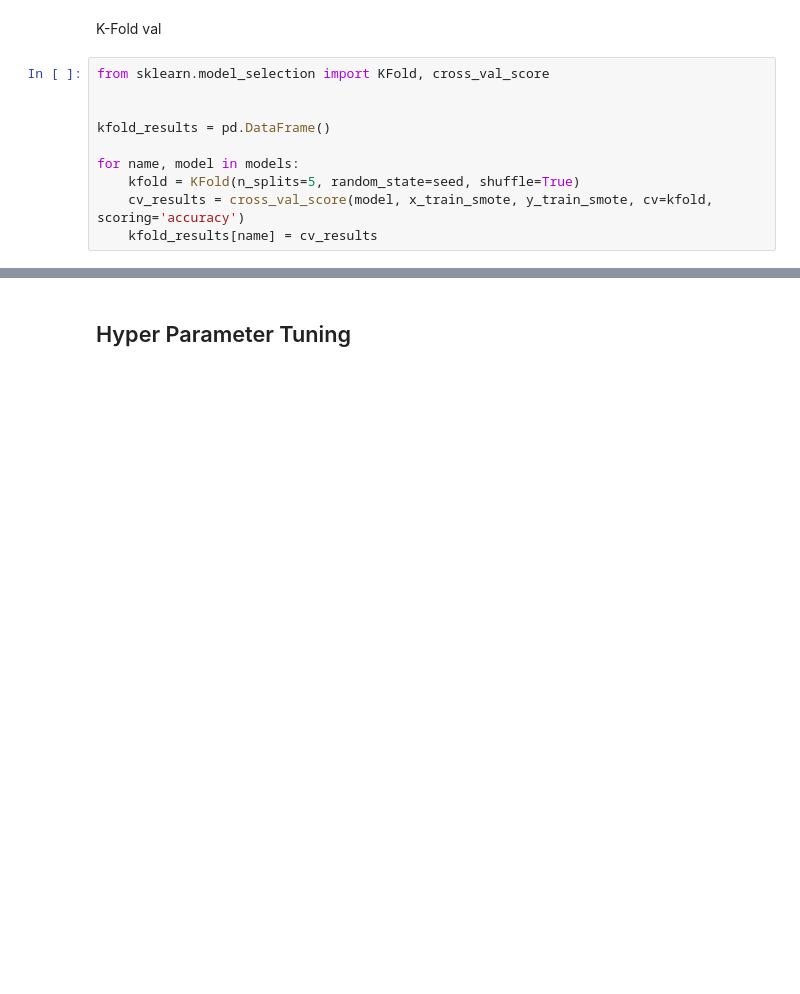
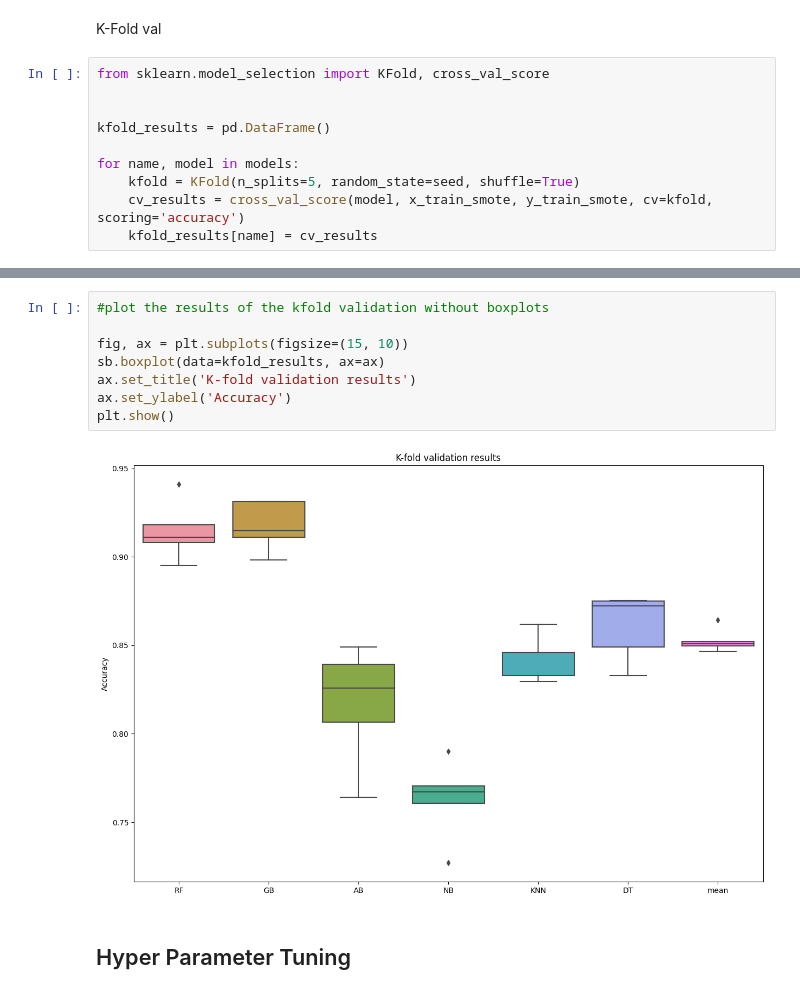
Before and after one commit to maikuvit/Space-Capybaras-Final-Project, a Jupyter notebook: HousePricesSpaceCapybaras_Model.ipynb, the cells around one changed output, grey strips where cells are left out. Drawn from its saved outputs; the diff is of its cells as text; blank space fills up the shorter version.

```diff
--- a/HousePricesSpaceCapybaras_Model.ipynb
+++ b/HousePricesSpaceCapybaras_Model.ipynb
@@ -131,3 +131,13 @@ kfold_results
+# %%
+#plot the results of the kfold validation without boxplots
+
+fig, ax = plt.subplots(figsize=(15, 10))
+sb.boxplot(data=kfold_results, ax=ax)
+ax.set_title('K-fold validation results')
+ax.set_ylabel('Accuracy')
+plt.show()
+# %% [output]
+[figure, added]
 # %% [markdown]
 ## Hyper Parameter Tuning
 # %% [markdown]
```
Also changed, not shown: parts of 25 cells of this notebook.
